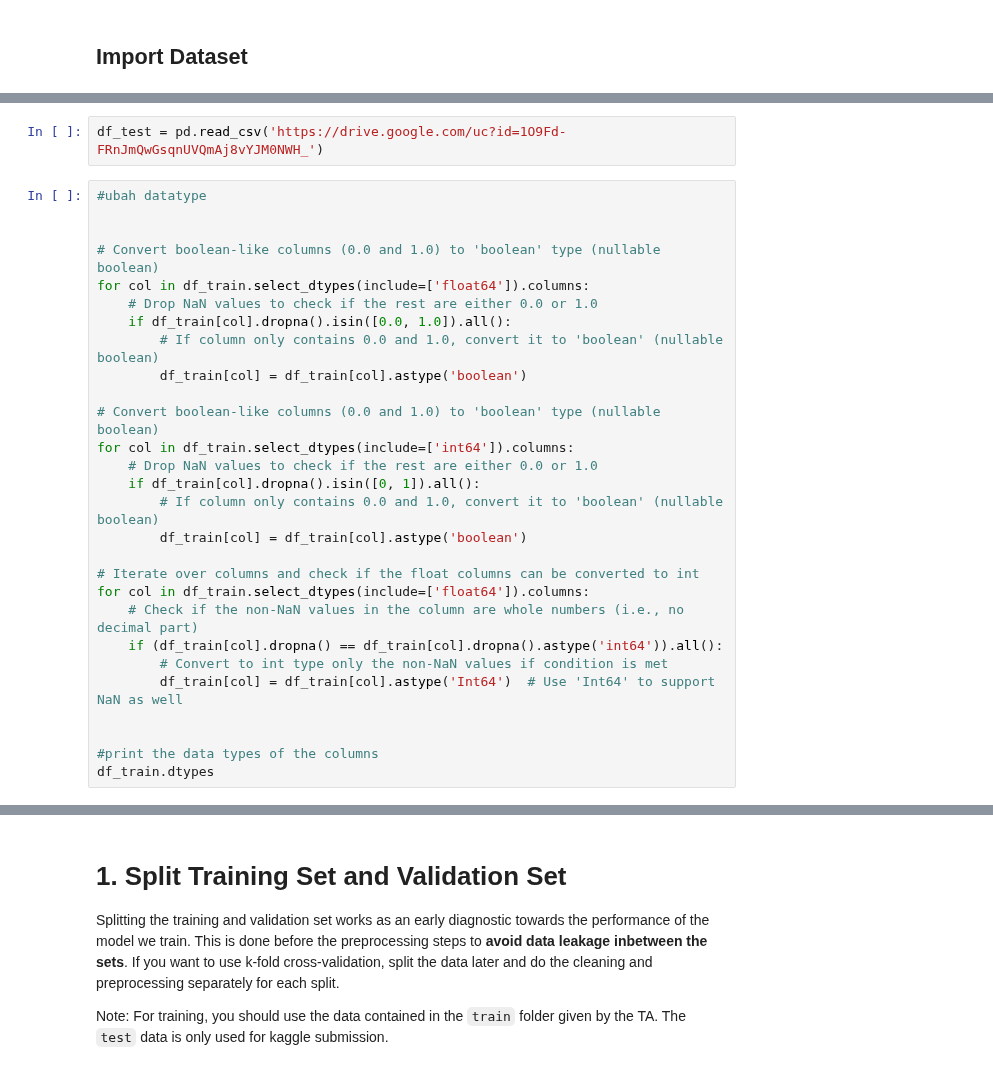
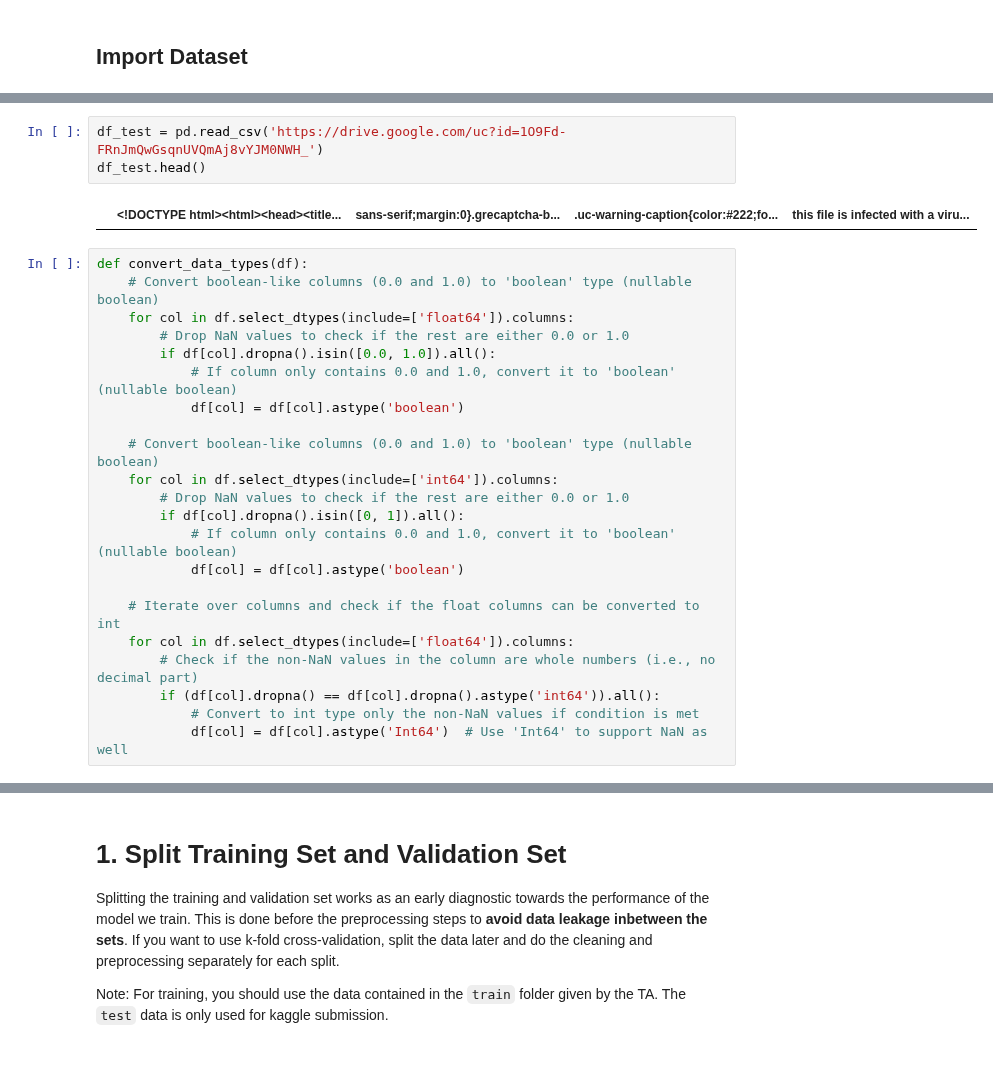
Before and after one commit to wNSYA/Tugas-Besar-2-IF3070-Implementasi-Algoritma-Pembelajaran-Mesin, a Jupyter notebook: src/IF3070_DAI___Tugas_Besar_2_Notebook_Template.ipynb, the cells around one changed output, grey strips where cells are left out. Saved outputs shown, nothing was run; the diff lists cells and outputs as text.

```diff
--- a/src/IF3070_DAI___Tugas_Besar_2_Notebook_Template.ipynb
+++ b/src/IF3070_DAI___Tugas_Besar_2_Notebook_Template.ipynb
@@ -28,30 +36,27 @@ df_train.head()
 # %%
 df_test = pd.read_csv('https://drive.google.com/uc?id=1O9Fd-FRnJmQwGsqnUVQmAj8vYJM0NWH_')
+df_test.head()
+# %% [output]
+|  | <!DOCTYPE html><html><head><title... | sans-serif;margin:0}.grecaptcha-b... | .uc-warning-caption{color:#222;fo... | this file is infected with a viru... |
 # %%
-#ubah datatype
+def convert_data_types(df):
+    # Convert boolean-like columns (0.0 and 1.0) to 'boolean' type (nullable boolean)
+    for col in df.select_dtypes(include=['float64']).columns:
+        # Drop NaN values to check if the rest are either 0.0 or 1.0
+        if df[col].dropna().isin([0.0, 1.0]).all():
+            # If column only contains 0.0 and 1.0, convert it to 'boolean' (nullable boolean)
+            df[col] = df[col].astype('boolean')
 
+    # Convert boolean-like columns (0.0 and 1.0) to 'boolean' type (nullable boolean)
+    for col in df.select_dtypes(include=['int64']).columns:
+        # Drop NaN values to check if the rest are either 0.0 or 1.0
+        if df[col].dropna().isin([0, 1]).all():
+            # If column only contains 0.0 and 1.0, convert it to 'boolean' (nullable boolean)
+            df[col] = df[col].astype('boolean')
 
-# Convert boolean-like columns (0.0 and 1.0) to 'boolean' type (nullable boolean)
-for col in df_train.select_dtypes(include=['float64']).columns:
-    # Drop NaN values to check if the rest are either 0.0 or 1.0
-    if df_train[col].dropna().isin([0.0, 1.0]).all():
-        # If column only contains 0.0 and 1.0, convert it to 'boolean' (nullable boolean)
-        df_train[col] = df_train[col].astype('boolean')
-
-# Convert boolean-like columns (0.0 and 1.0) to 'boolean' type (nullable boolean)
-for col in df_train.select_dtypes(include=['int64']).columns:
-    # Drop NaN values to check if the rest are either 0.0 or 1.0
-    if df_train[col].dropna().isin([0, 1]).all():
-        # If column only contains 0.0 and 1.0, convert it to 'boolean' (nullable boolean)
-        df_train[col] = df_train[col].astype('boolean')
-
-# Iterate over columns and check if the float columns can be converted to int
-for col in df_train.select_dtypes(include=['float64']).columns:
-    # Check if the non-NaN values in the column are whole numbers (i.e., no decimal part)
-    if (df_train[col].dropna() == df_train[col].dropna().astype('int64')).all():
-        # Convert to int type only the non-NaN values if condition is met
-        df_train[col] = df_train[col].astype('Int64')  # Use 'Int64' to support NaN as well
-
-
-#print the data types of the columns
-df_train.dtypes
+    # Iterate over columns and check if the float columns can be converted to int
+    for col in df.select_dtypes(include=['float64']).columns:
+        # Check if the non-NaN values in the column are whole numbers (i.e., no decimal part)
+        if (df[col].dropna() == df[col].dropna().astype('int64')).all():
+            # Convert to int type only the non-NaN values if condition is met
+            df[col] = df[col].astype('Int64')  # Use 'Int64' to support NaN as well
```
Also changed, not shown: parts of 24 cells of this notebook.
